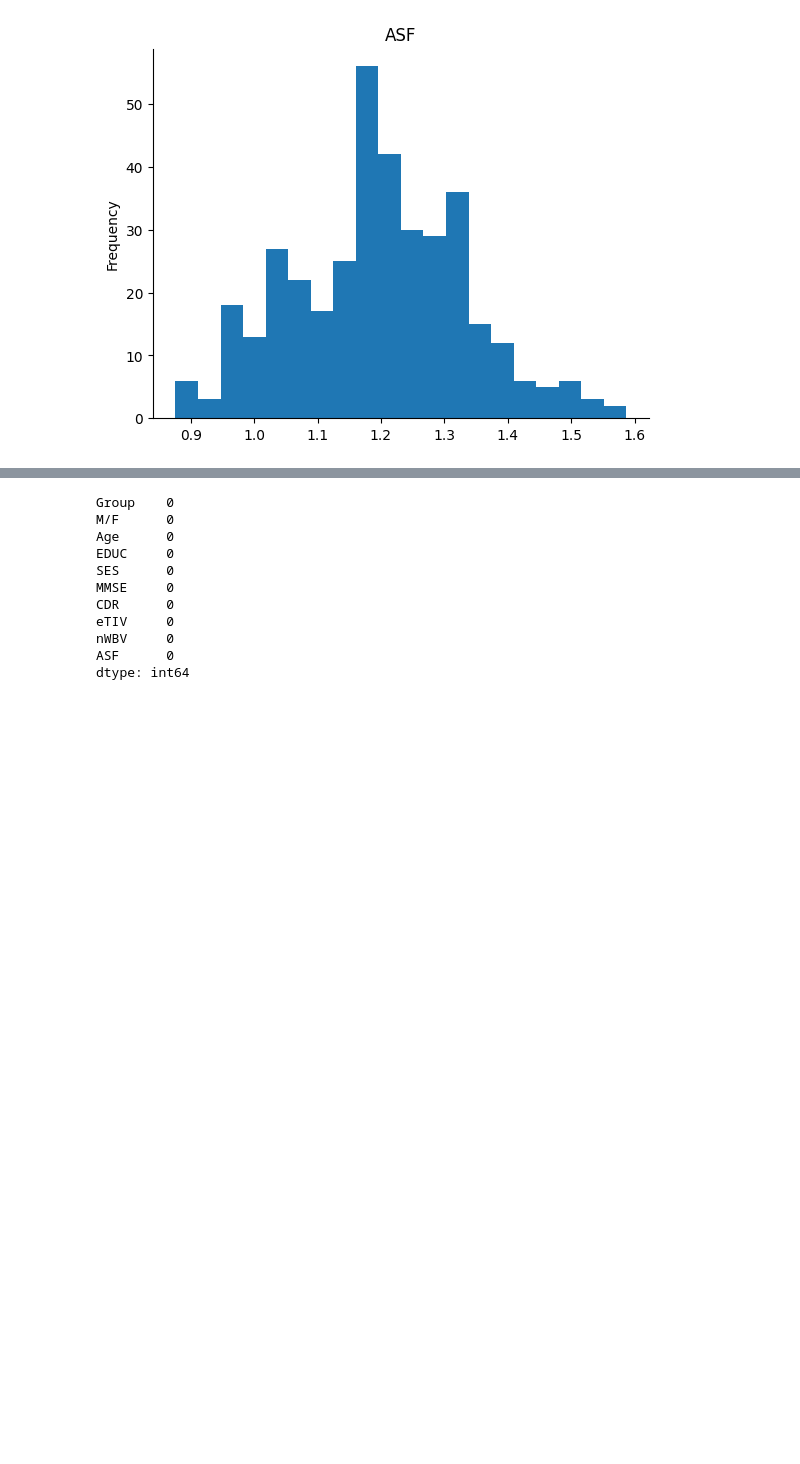
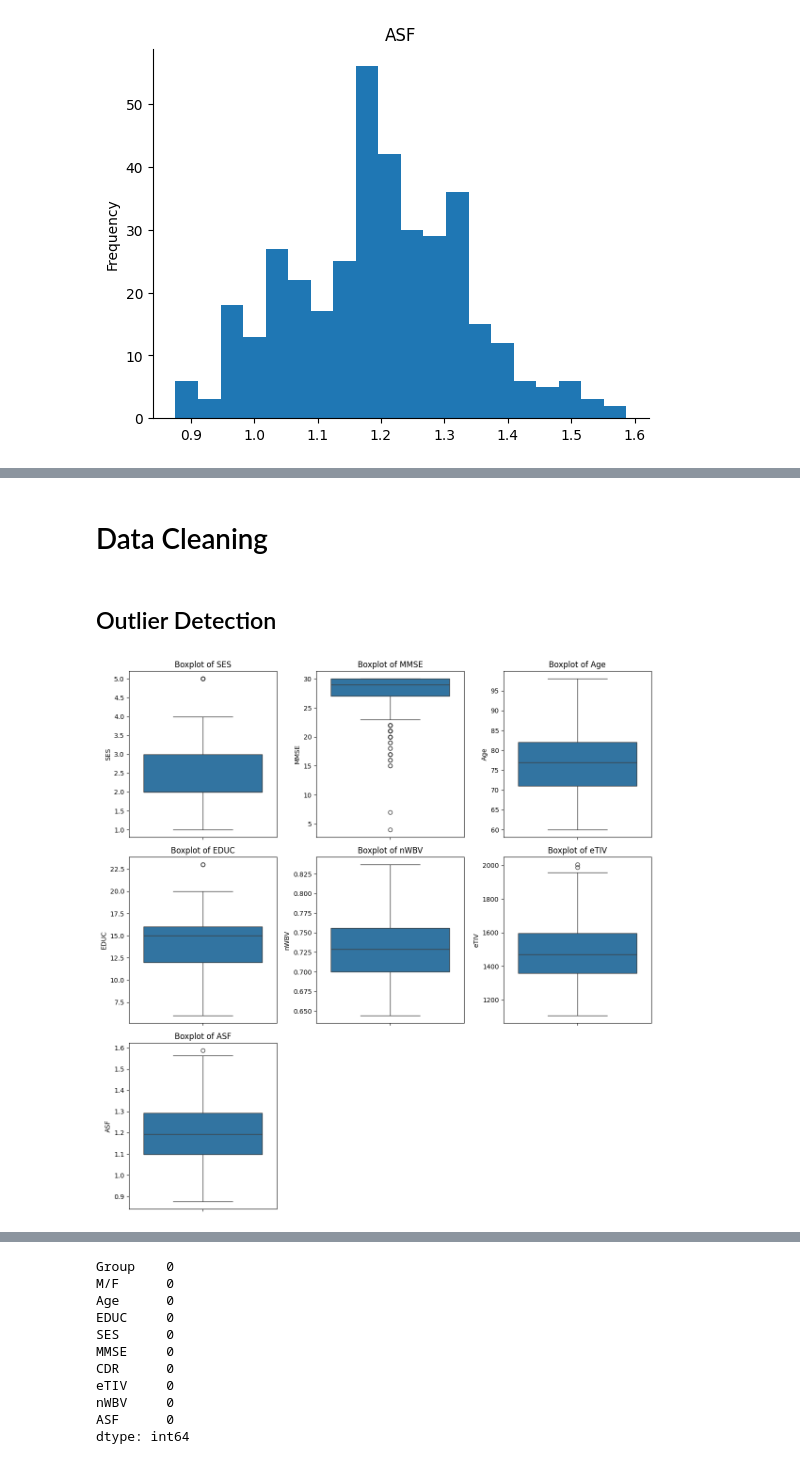
Before and after one commit to 442203479/SE-proj, a Jupyter notebook: AlzheimerPredictor.ipynb, the cells around one changed output, grey strips where cells are left out. Saved outputs shown, nothing was run; the diff lists cells and outputs as text; code cells hidden in the pictures; blank space fills up the shorter version.

```diff
--- a/AlzheimerPredictor.ipynb
+++ b/AlzheimerPredictor.ipynb
@@ -138,0 +199,20 @@ plt.gca().spines[['top', 'right',]].set_visible(False)
+# %% [markdown]
+# Data Cleaning
+# %% [markdown]
+## Outlier Detection
+# %%
+numeric_features = ['SES', 'MMSE', 'Age', 'EDUC', 'nWBV', 'eTIV', 'ASF']
+std_dev=3
+
+plt.figure(figsize=(12, 12))
+
+for i, feature in enumerate(numeric_features, 1):
+    plt.subplot(3, 3, i)
+    sns.boxplot(dataframe[feature])
+    plt.title(f'Boxplot of {feature}')
+
+
+# Adjust layout to prevent overlapping of subplots
+plt.tight_layout()
+# %% [output]
+[figure, added]
```
Also changed, not shown: parts of 17 cells of this notebook.
